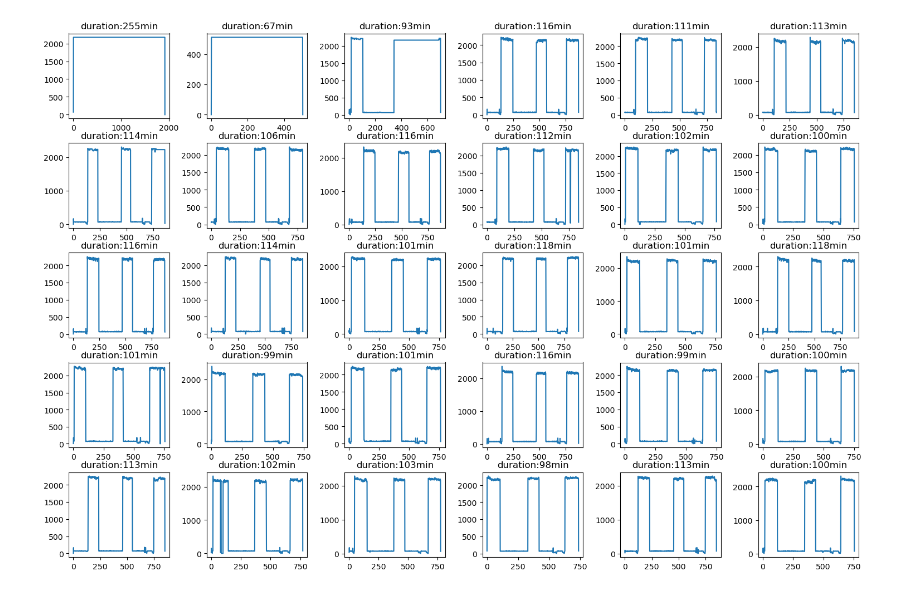
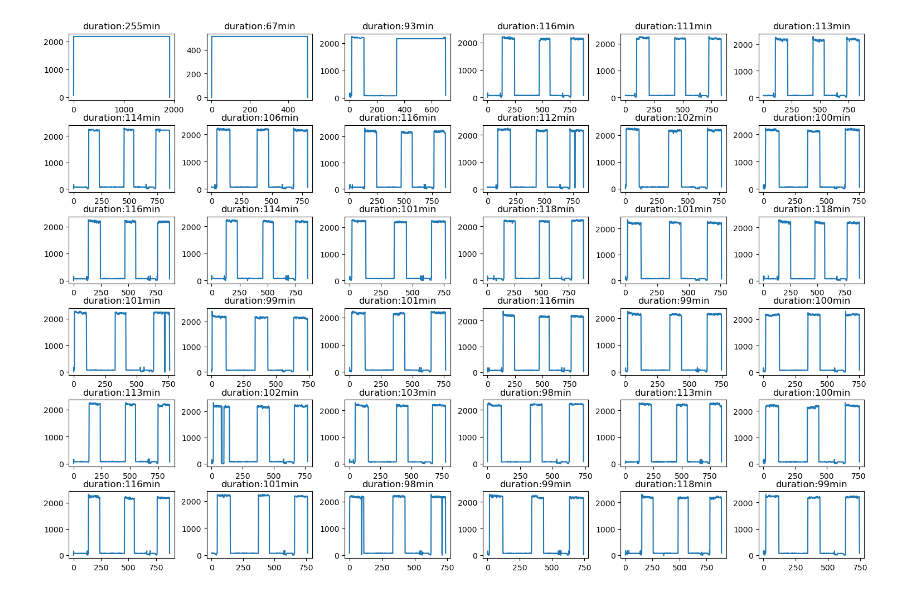
Before and after one commit to mahnoor-shahid/nilm_analyzer_tutorials, a Jupyter notebook: refit/dishwasher/get_activations_for_dishwasher.ipynb, the cells around one changed output. Cells and saved outputs as stored; diff of their text form; code cells hidden in the pictures.

Commit message:
dishwasher activations notebook added

```diff
--- a/refit/dishwasher/get_activations_for_dishwasher.ipynb
+++ b/refit/dishwasher/get_activations_for_dishwasher.ipynb
@@ -54,7 +54,7 @@ appliance_activations = dict()
 print('\nConverting activities to arrays')
 for house_number in appliance_data.activations.keys():
     print(f'Processing for house {house_number}')
-    filter_activities = appliance_data.activations[house_number].sort_values(by='duration_in_minutes', ascending=False).head(30)
+    filter_activities = appliance_data.activations[house_number].sort_values(by='duration_in_minutes', ascending=False).head(40)
     activities_lst = []
     for row in range(0, len(filter_activities)):
         activities_lst.append(np.array(appliance_data.data[house_number].loc[str(filter_activities['activity_start'].iloc[row]- pd.Timedelta(seconds=10)):
@@ -84,16 +84,16 @@ with open(f'{target_appliance}_activations.pkl', 'wb') as f:
 # %%
 from matplotlib import pyplot as plt
 house = 2
-rows = 5
+rows = 6
 columns = 6
 fig, axs = plt.subplots(rows, columns, figsize=(15,10))
 fig.tight_layout()
 
 plot_number = 0
 for i in range(0,rows):
     for j in range(0,columns):
         axs[i,j].plot(pd.Series(appliance_activations[house][plot_number]))
         axs[i,j].set_title(f"duration:{int((len(appliance_activations[house][plot_number])*8)/60.0)}min")
         plot_number+=1
 # %% [output]
-[figure, old version]
+[figure, new version]
```
